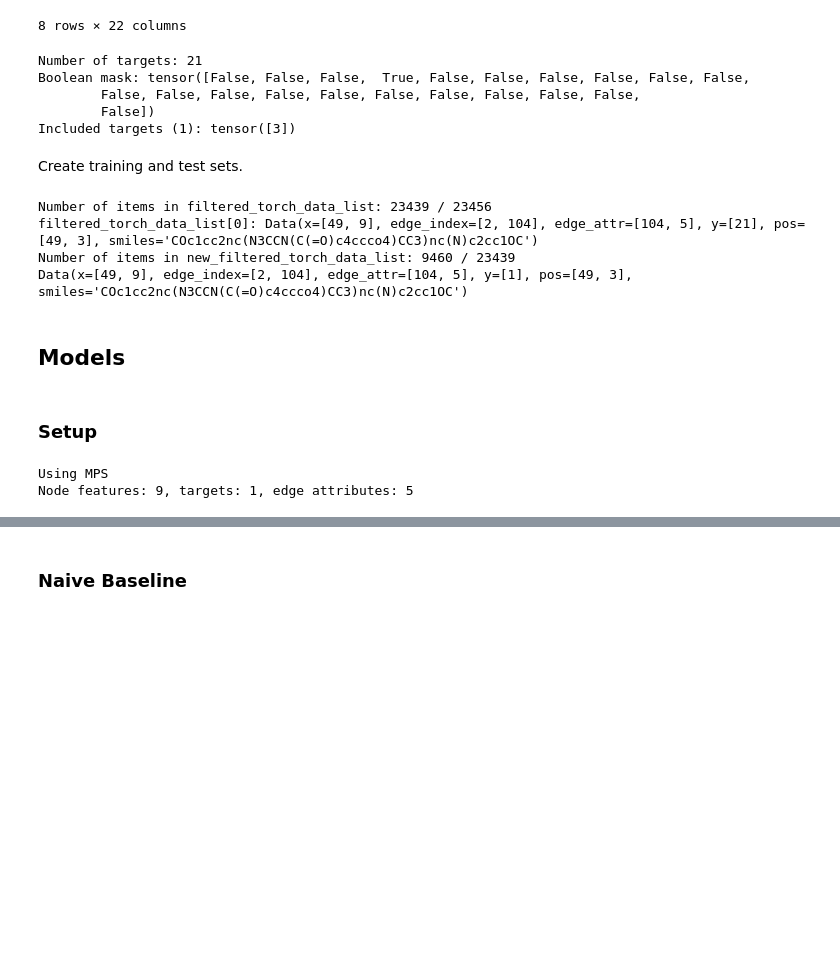
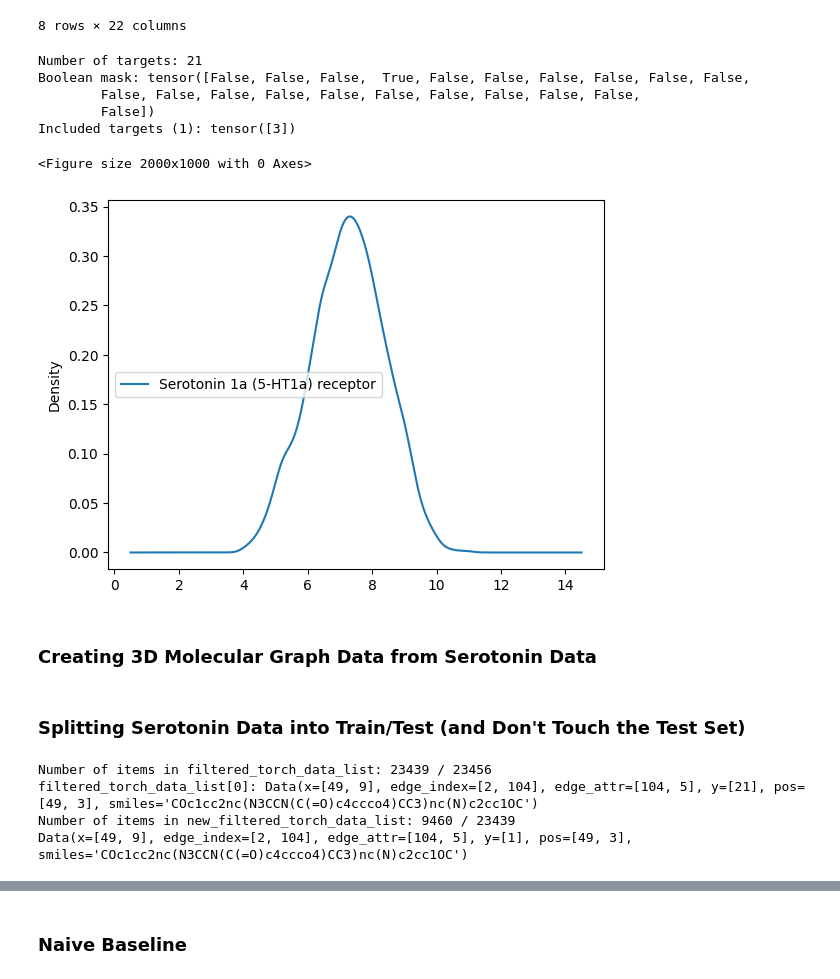
Before and after one commit to paulutsch/serotonin-3d-gnn, a Jupyter notebook: serotonin-3d-gnn.ipynb, the cells around one changed output, grey strips where cells are left out. Cells and saved outputs as stored; diff of their text form; code cells hidden in the pictures; blank space fills up the shorter version.

```diff
--- a/serotonin-3d-gnn.ipynb
+++ b/serotonin-3d-gnn.ipynb
@@ -133,21 +146,30 @@ Loaded torch_data_list from pickle file
 # %%
 df_targets = df.drop(columns=["molecule_id", "canonical_smiles"])
 print(f"Number of targets: {len(df_targets.columns)}")
 
 # compute non-nan counts per column and create a boolean mask to filter targets to contain at least n_threshold non-nan values
 n_threshold = 9000
 non_nan_counts = torch.tensor(df_targets.notna().sum().values, dtype=torch.long)
 mask = non_nan_counts >= n_threshold
 valid_column_indices = torch.nonzero(mask, as_tuple=True)[0]
 
 print("Boolean mask:", mask)
 print(f"Included targets ({len(valid_column_indices)}):", valid_column_indices)
+
+# pdfs of targets
+plt.figure(figsize=(20, 10))
+df_targets.iloc[:, valid_column_indices.tolist()].plot.kde()
+plt.show()
 # %% [output]
 Number of targets: 21
 Boolean mask: tensor([False, False, False,  True, False, False, False, False, False, False,
         False, False, False, False, False, False, False, False, False, False,
         False])
 Included targets (1): tensor([3])
+<Figure size 2000x1000 with 0 Axes>
+[figure, added]
+# %% [markdown]
+### Creating 3D Molecular Graph Data from Serotonin Data
 # %%
 periodic_table = rdchem.GetPeriodicTable()
 
@@ -275,8 +303,8 @@ if not torch_data_list:
         pickle.dump(torch_data_list, f)
 
     print(f"Saved torch_data_list to {pickle_file_path}")
-# %% [markdown]
-Create training and test sets.
+# %% [markdown]
+### Splitting Serotonin Data into Train/Test (and Don't Touch the Test Set)
 # %%
 filtered_torch_data_list = [d.clone() for d in torch_data_list if d is not None]
 print(
@@ -308,20 +336,3 @@ Number of items in filtered_torch_data_list: 23439 / 23456
 filtered_torch_data_list[0]: Data(x=[49, 9], edge_index=[2, 104], edge_attr=[104, 5], y=[21], pos=[49, 3], smiles='COc1cc2nc(N3CCN(C(=O)c4ccco4)CC3)nc(N)c2cc1OC')
 Number of items in new_filtered_torch_data_list: 9460 / 23439
 Data(x=[49, 9], edge_index=[2, 104], edge_attr=[104, 5], y=[1], pos=[49, 3], smiles='COc1cc2nc(N3CCN(C(=O)c4ccco4)CC3)nc(N)c2cc1OC')
-# %% [markdown]
-## Models
-# %% [markdown]
-### Setup
-# %%
-if torch.cuda.is_available():
-    print("Using CUDA")
-    device = torch.device("cuda")
-elif torch.backends.mps.is_available():
-    print("Using MPS")
-    device = torch.device("mps")
-else:
-    print("Using CPU")
-    device = torch.device("cpu")
-# %% [output]
-Using MPS
-Node features: 9, targets: 1, edge attributes: 5
```
Also changed, not shown: parts of 53 cells of this notebook, 2 other files.
